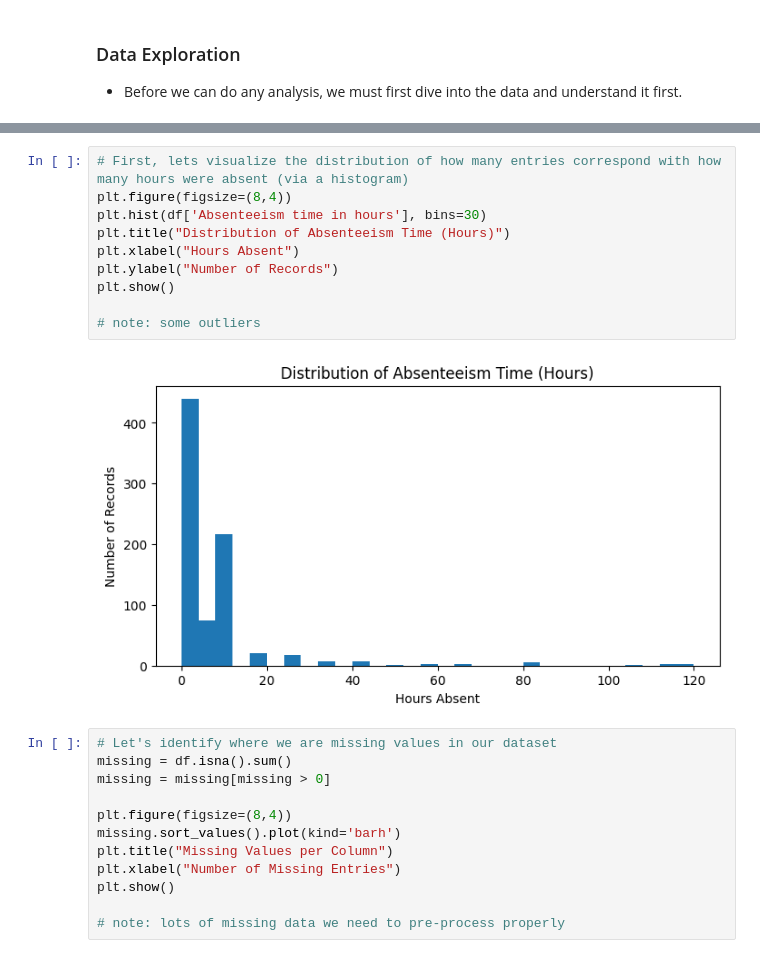
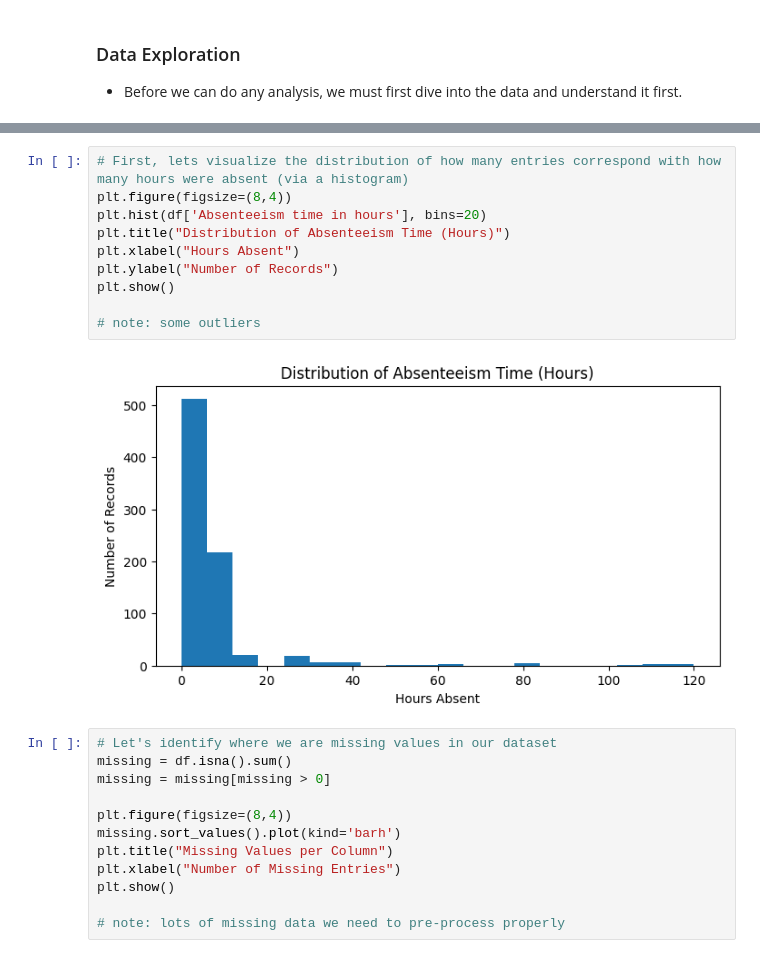
Before and after one commit to Tyler-Johnston/Absentee-Analysis, a Jupyter notebook: Group10_DMI_2526.ipynb, the cells around one changed output, grey strips where cells are left out. Drawn from its saved outputs; the diff is of its cells as text.

```diff
--- a/Group10_DMI_2526.ipynb
+++ b/Group10_DMI_2526.ipynb
@@ -25,15 +25,15 @@ df.head()
 # %%
 # First, lets visualize the distribution of how many entries correspond with how many hours were absent (via a histogram)
 plt.figure(figsize=(8,4))
-plt.hist(df['Absenteeism time in hours'], bins=30)
+plt.hist(df['Absenteeism time in hours'], bins=20)
 plt.title("Distribution of Absenteeism Time (Hours)")
 plt.xlabel("Hours Absent")
 plt.ylabel("Number of Records")
 plt.show()
 
 # note: some outliers
 # %% [output]
-[figure, old version]
+[figure, new version]
 # %%
 # Let's identify where we are missing values in our dataset
 missing = df.isna().sum()
```
Also changed, not shown: parts of 1 cell of this notebook, 5 other files.
